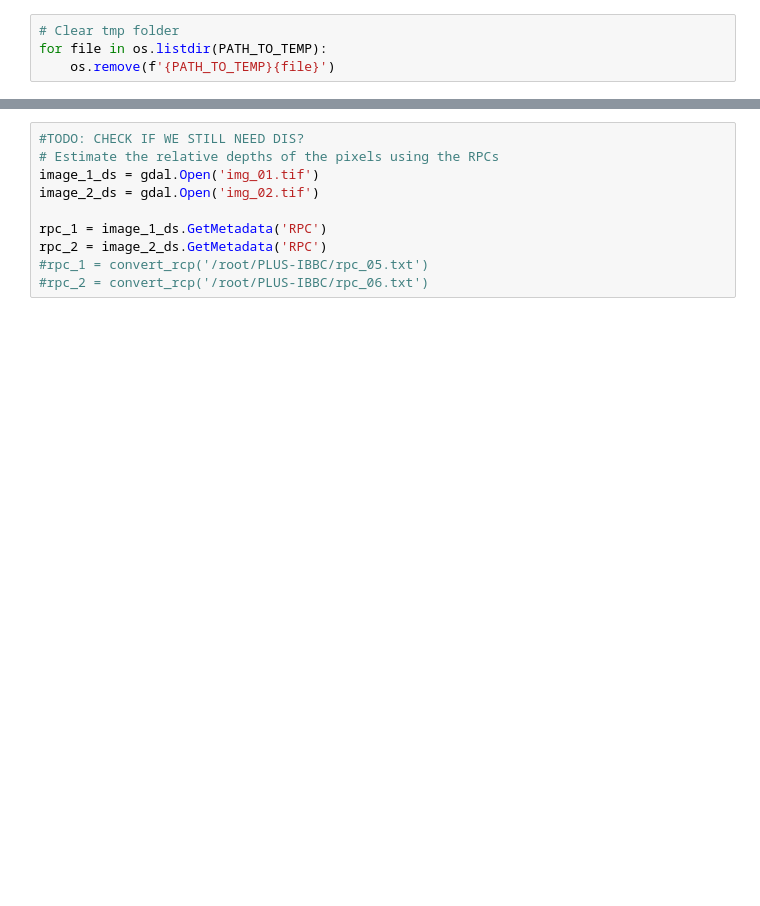
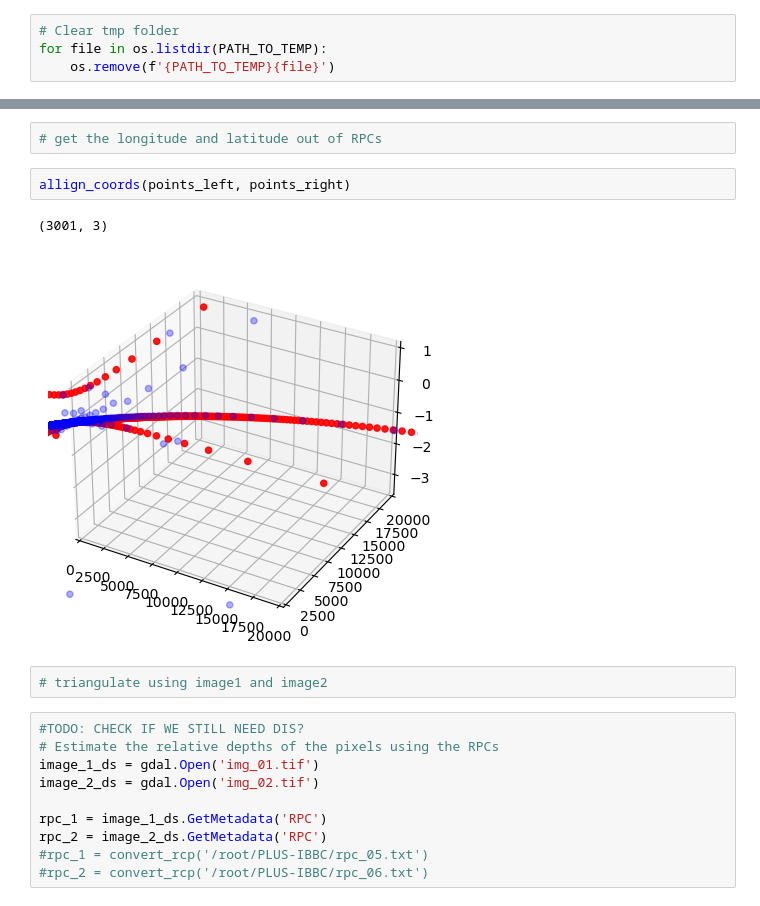
Before and after one commit to sfindenig/PLUS-IBBC, a Jupyter notebook: test2.ipynb, the cells around one changed output, grey strips where cells are left out. Drawn from its saved outputs; the diff is of its cells as text; blank space fills up the shorter version.

```diff
--- a/test2.ipynb
+++ b/test2.ipynb
@@ -315,3 +414,12 @@ KeyboardInterrupt:
+# %%
+# get the longitude and latitude out of RPCs
+# %%
+allign_coords(points_left, points_right)
+# %% [output]
+(3001, 3)
+[figure, added]
+# %%
+# triangulate using image1 and image2
 # %%
 #TODO: CHECK IF WE STILL NEED DIS?
 # Estimate the relative depths of the pixels using the RPCs
```
Also changed, not shown: parts of 20 cells of this notebook, 1 other file.
